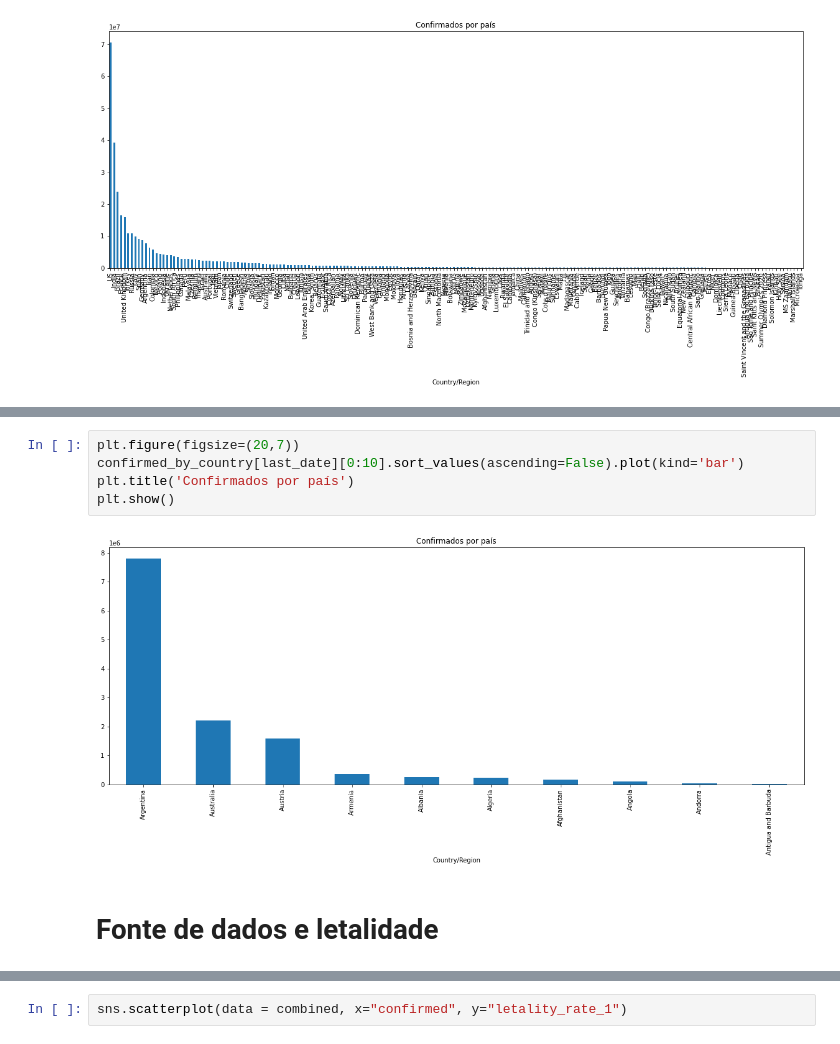
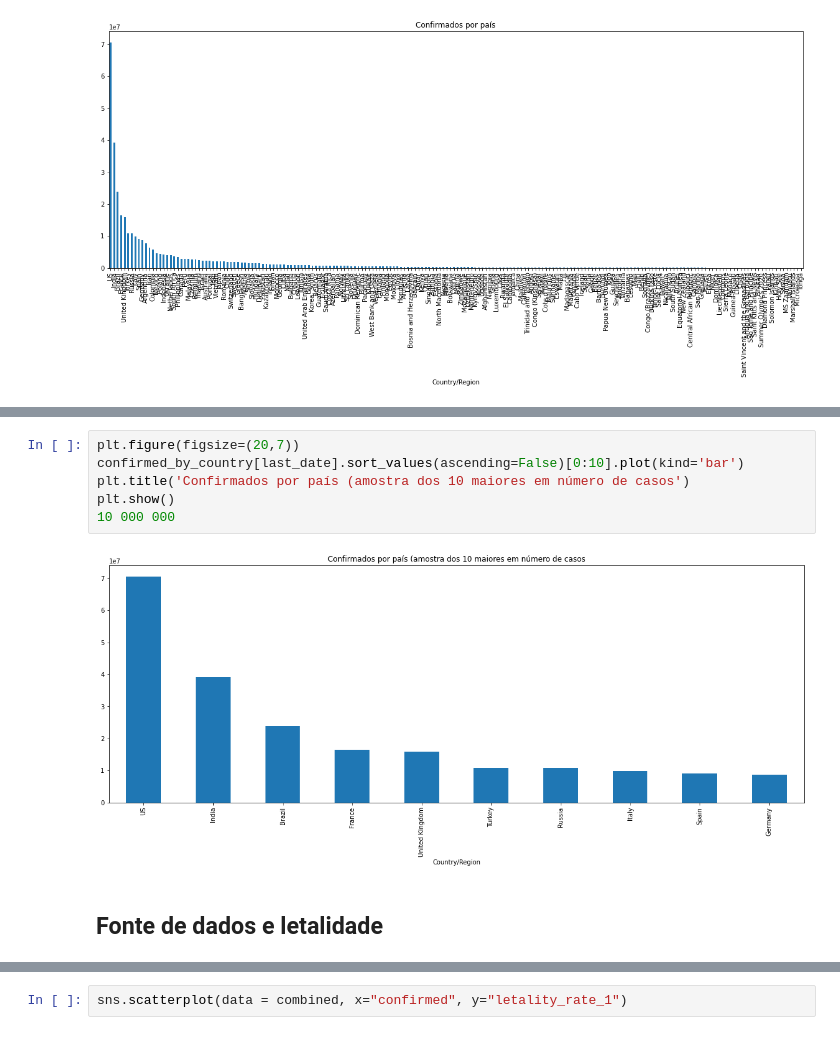
Before and after one commit to Julio-Cezar-Candido/Curso-Data-Science-Analises-para-saude-e-medicina, a Jupyter notebook: Aulas-Projeto.ipynb, the cells around one changed output, grey strips where cells are left out. Cells and saved outputs as stored; diff of their text form.

```diff
--- a/Aulas-Projeto.ipynb
+++ b/Aulas-Projeto.ipynb
@@ -207,12 +225,13 @@ plt.show()
 # %%
 plt.figure(figsize=(20,7))
-confirmed_by_country[last_date][0:10].sort_values(ascending=False).plot(kind='bar')
-plt.title('Confirmados por país')
+confirmed_by_country[last_date].sort_values(ascending=False)[0:10].plot(kind='bar')
+plt.title('Confirmados por país (amostra dos 10 maiores em número de casos')
 plt.show()
+10 000 000
 # %% [output]
-[figure, old version]
+[figure, new version]
 # %% [markdown]
-# Fonte de dados e letalidade
+## Fonte de dados e letalidade
 # %%
 deaths = pd.read_csv("https://raw.githubusercontent.com/CSSEGISandData/COVID-19/master/csse_covid_19_data/csse_covid_19_time_series/time_series_covid19_deaths_global.csv")
 recovered = pd.read_csv("https://raw.githubusercontent.com/CSSEGISandData/COVID-19/master/csse_covid_19_data/csse_covid_19_time_series/time_series_covid19_recovered_global.csv")
```
Also changed, not shown: parts of 43 cells of this notebook.
